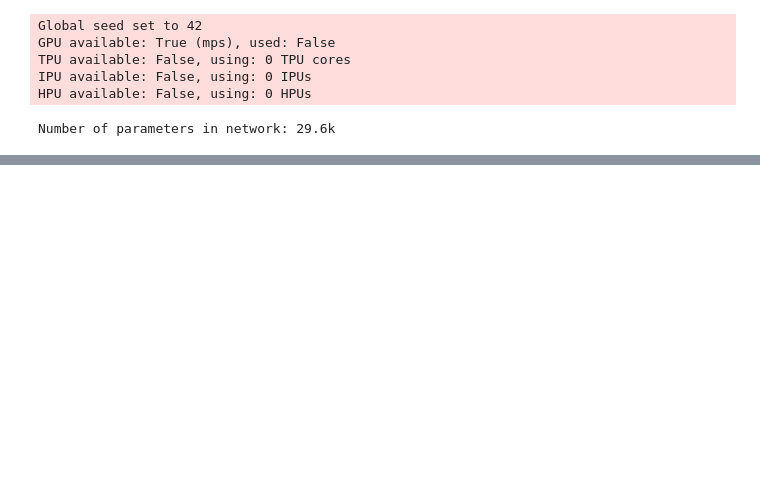
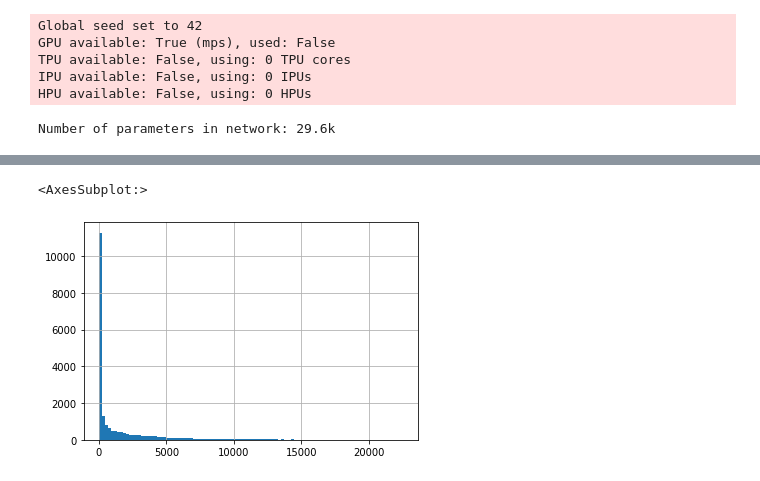
Before and after one commit to shnguo/opple, a Jupyter notebook: tft_demo.ipynb, the cells around one changed output, grey strips where cells are left out. Saved outputs shown, nothing was run; the diff lists cells and outputs as text; code cells hidden in the pictures; blank space fills up the shorter version.

```diff
--- a/tft_demo.ipynb
+++ b/tft_demo.ipynb
@@ -229,0 +267,5 @@ print(f"Number of parameters in network: {tft.size()/1e3:.1f}k")
+# %%
+data.volume.hist(bins=100)
+# %% [output]
+<AxesSubplot:>
+[figure, added]
```
Also changed, not shown: parts of 12 cells of this notebook, 9 other files.
